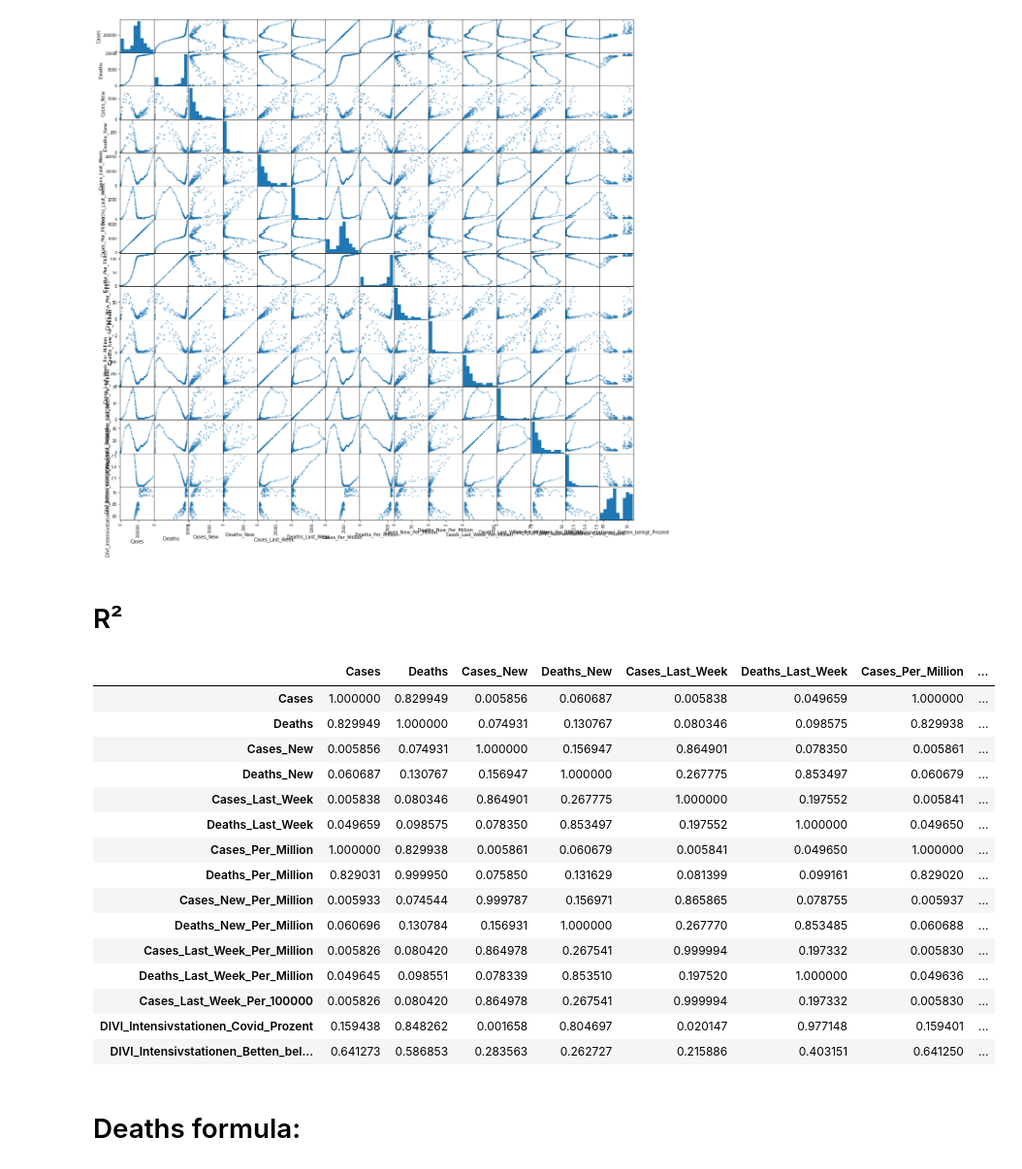
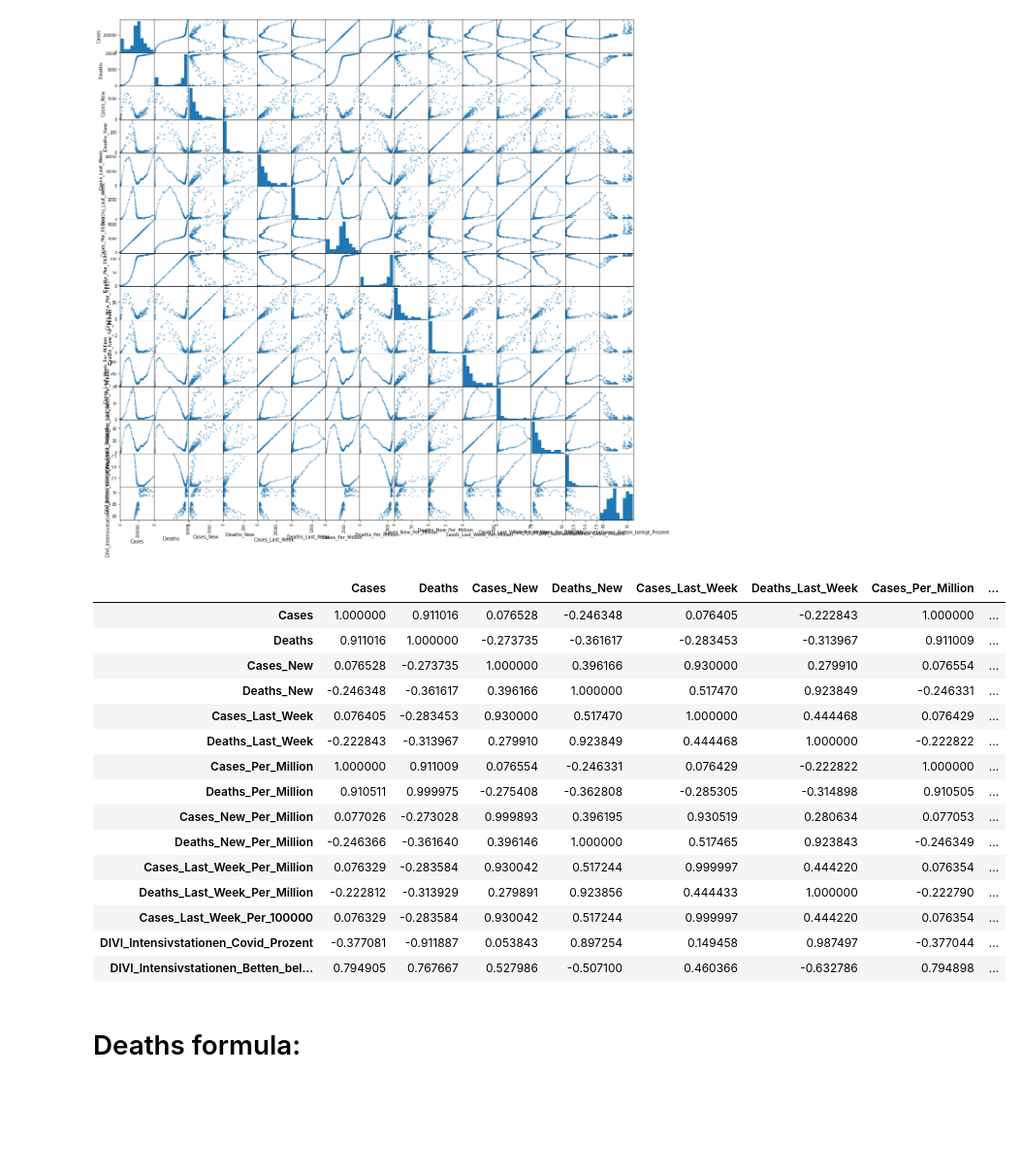
Before and after one commit to pschwede/covid19plots, a Jupyter notebook: scatter_matrix.ipynb, the cells around one changed output. Shown at 97% size. Cells and saved outputs as stored; diff of their text form; code cells hidden in the pictures; blank space fills up the shorter version.

```diff
--- a/scatter_matrix.ipynb
+++ b/scatter_matrix.ipynb
@@ -12,5 +12,3 @@ pd.plotting.scatter_matrix(de, figsize=(20,20))
 plt.show()
 # %% [output]
 [figure]
-# %% [markdown]
-# R²
@@ -17,23 +17,23 @@ plt.show()
 # %%
-corr = de.corr()**2
+corr = de.corr()
 corr.style.background_gradient(cmap='Blues')
 # %% [output]
 |  | Cases | Deaths | Cases_New | Deaths_New | Cases_Last_Week | Deaths_Last_Week | Cases_Per_Million | ... |
-| Cases | 1.000000 | 0.829949 | 0.005856 | 0.060687 | 0.005838 | 0.049659 | 1.000000 | ... |
-| Deaths | 0.829949 | 1.000000 | 0.074931 | 0.130767 | 0.080346 | 0.098575 | 0.829938 | ... |
-| Cases_New | 0.005856 | 0.074931 | 1.000000 | 0.156947 | 0.864901 | 0.078350 | 0.005861 | ... |
-| Deaths_New | 0.060687 | 0.130767 | 0.156947 | 1.000000 | 0.267775 | 0.853497 | 0.060679 | ... |
-| Cases_Last_Week | 0.005838 | 0.080346 | 0.864901 | 0.267775 | 1.000000 | 0.197552 | 0.005841 | ... |
-| Deaths_Last_Week | 0.049659 | 0.098575 | 0.078350 | 0.853497 | 0.197552 | 1.000000 | 0.049650 | ... |
-| Cases_Per_Million | 1.000000 | 0.829938 | 0.005861 | 0.060679 | 0.005841 | 0.049650 | 1.000000 | ... |
-| Deaths_Per_Million | 0.829031 | 0.999950 | 0.075850 | 0.131629 | 0.081399 | 0.099161 | 0.829020 | ... |
-| Cases_New_Per_Million | 0.005933 | 0.074544 | 0.999787 | 0.156971 | 0.865865 | 0.078755 | 0.005937 | ... |
-| Deaths_New_Per_Million | 0.060696 | 0.130784 | 0.156931 | 1.000000 | 0.267770 | 0.853485 | 0.060688 | ... |
-| Cases_Last_Week_Per_Million | 0.005826 | 0.080420 | 0.864978 | 0.267541 | 0.999994 | 0.197332 | 0.005830 | ... |
-| Deaths_Last_Week_Per_Million | 0.049645 | 0.098551 | 0.078339 | 0.853510 | 0.197520 | 1.000000 | 0.049636 | ... |
-| Cases_Last_Week_Per_100000 | 0.005826 | 0.080420 | 0.864978 | 0.267541 | 0.999994 | 0.197332 | 0.005830 | ... |
-| DIVI_Intensivstationen_Covid_Prozent | 0.159438 | 0.848262 | 0.001658 | 0.804697 | 0.020147 | 0.977148 | 0.159401 | ... |
-| DIVI_Intensivstationen_Betten_bel... | 0.641273 | 0.586853 | 0.283563 | 0.262727 | 0.215886 | 0.403151 | 0.641250 | ... |
+| Cases | 1.000000 | 0.911016 | 0.076528 | -0.246348 | 0.076405 | -0.222843 | 1.000000 | ... |
+| Deaths | 0.911016 | 1.000000 | -0.273735 | -0.361617 | -0.283453 | -0.313967 | 0.911009 | ... |
+| Cases_New | 0.076528 | -0.273735 | 1.000000 | 0.396166 | 0.930000 | 0.279910 | 0.076554 | ... |
+| Deaths_New | -0.246348 | -0.361617 | 0.396166 | 1.000000 | 0.517470 | 0.923849 | -0.246331 | ... |
+| Cases_Last_Week | 0.076405 | -0.283453 | 0.930000 | 0.517470 | 1.000000 | 0.444468 | 0.076429 | ... |
+| Deaths_Last_Week | -0.222843 | -0.313967 | 0.279910 | 0.923849 | 0.444468 | 1.000000 | -0.222822 | ... |
+| Cases_Per_Million | 1.000000 | 0.911009 | 0.076554 | -0.246331 | 0.076429 | -0.222822 | 1.000000 | ... |
+| Deaths_Per_Million | 0.910511 | 0.999975 | -0.275408 | -0.362808 | -0.285305 | -0.314898 | 0.910505 | ... |
+| Cases_New_Per_Million | 0.077026 | -0.273028 | 0.999893 | 0.396195 | 0.930519 | 0.280634 | 0.077053 | ... |
+| Deaths_New_Per_Million | -0.246366 | -0.361640 | 0.396146 | 1.000000 | 0.517465 | 0.923843 | -0.246349 | ... |
+| Cases_Last_Week_Per_Million | 0.076329 | -0.283584 | 0.930042 | 0.517244 | 0.999997 | 0.444220 | 0.076354 | ... |
+| Deaths_Last_Week_Per_Million | -0.222812 | -0.313929 | 0.279891 | 0.923856 | 0.444433 | 1.000000 | -0.222790 | ... |
+| Cases_Last_Week_Per_100000 | 0.076329 | -0.283584 | 0.930042 | 0.517244 | 0.999997 | 0.444220 | 0.076354 | ... |
+| DIVI_Intensivstationen_Covid_Prozent | -0.377081 | -0.911887 | 0.053843 | 0.897254 | 0.149458 | 0.987497 | -0.377044 | ... |
+| DIVI_Intensivstationen_Betten_bel... | 0.794905 | 0.767667 | 0.527986 | -0.507100 | 0.460366 | -0.632786 | 0.794898 | ... |
 # %% [markdown]
 # Deaths formula:
 # %%
```
Also changed, not shown: parts of 1 cell of this notebook, 1 other file.
